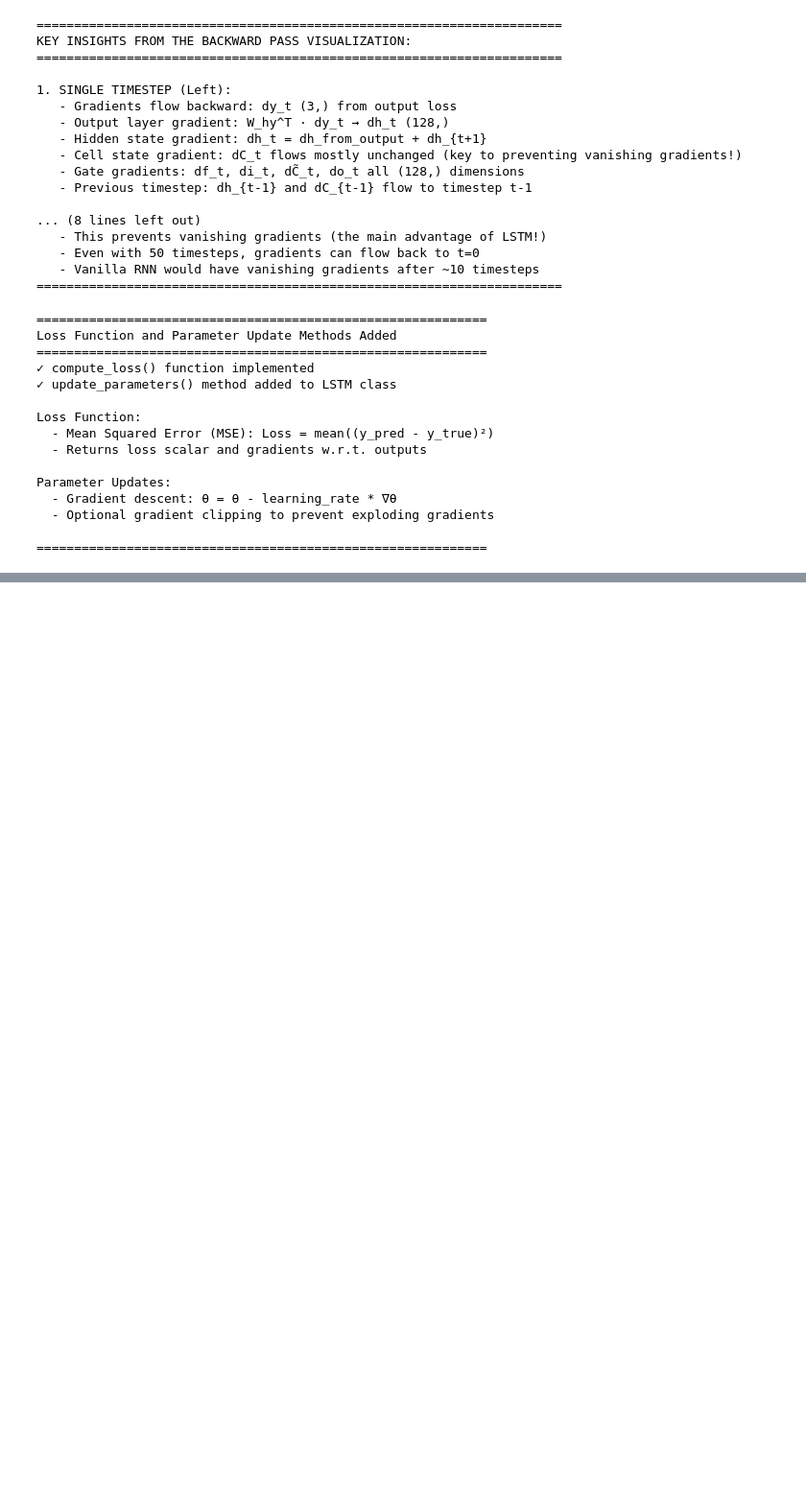
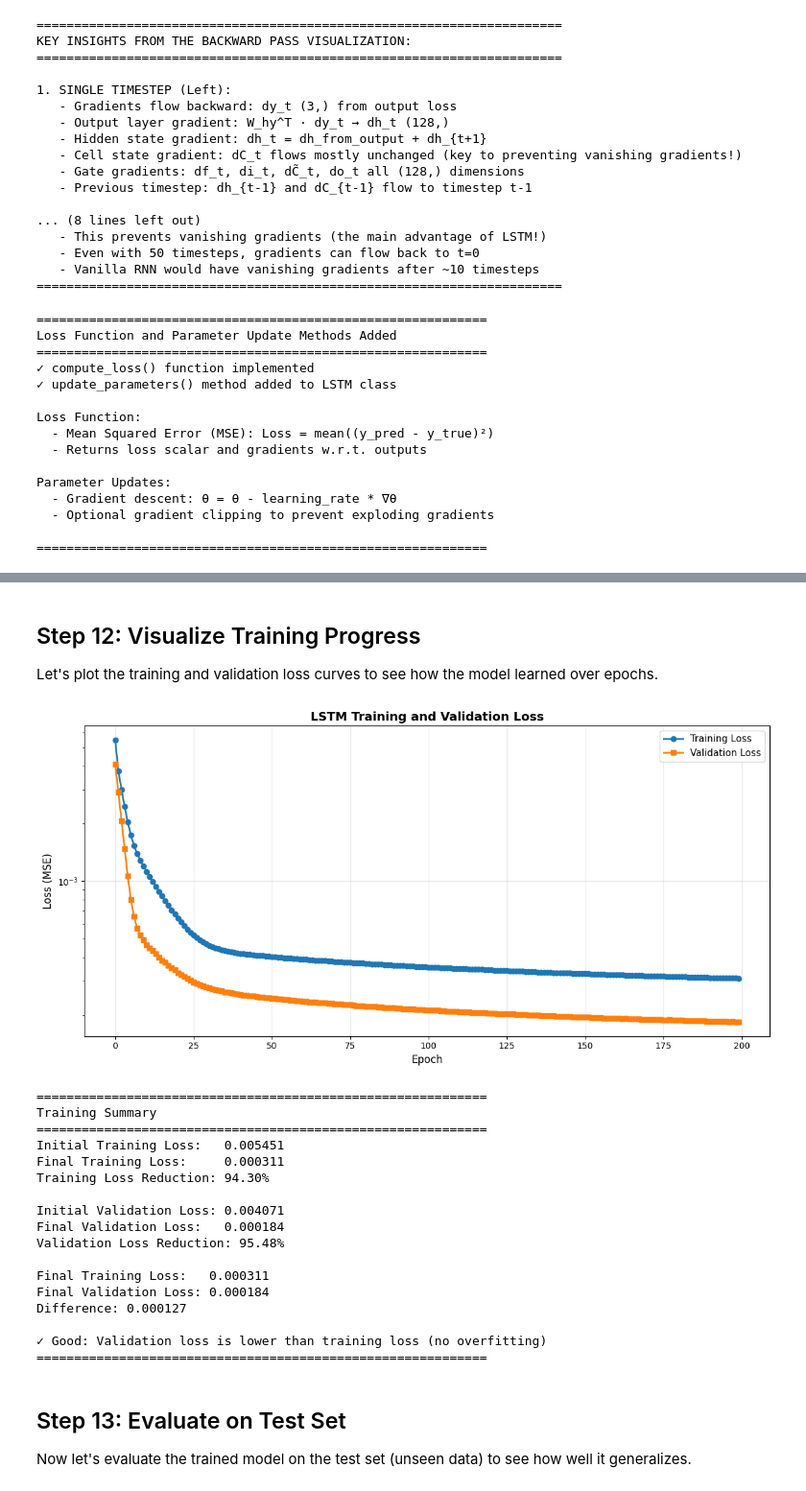
Before and after one commit to vishvajeetverma/vanilla_rnn, a Jupyter notebook: LSTM/lstm_from_scratch.ipynb, the cells around one changed output, grey strips where cells are left out. Shown at 96% size. Drawn from its saved outputs; the diff is of its cells as text; code cells hidden in the pictures; blank space fills up the shorter version.

```diff
--- a/LSTM/lstm_from_scratch.ipynb
+++ b/LSTM/lstm_from_scratch.ipynb
@@ -2169,0 +2496,70 @@ Now we need:
+# %% [markdown]
+## Step 12: Visualize Training Progress
+
+Let's plot the training and validation loss curves to see how the model learned over epochs.
+# %%
+# ============================================================================
+# VISUALIZE TRAINING PROGRESS
+# ============================================================================
+# Plot training and validation loss curves
+# ============================================================================
+
+plt.figure(figsize=(12, 6))
+
+# Plot training and validation loss
+plt.plot(history['train_loss'], label='Training Loss', linewidth=2, marker='o')
+plt.plot(history['val_loss'], label='Validation Loss', linewidth=2, marker='s')
+
+plt.xlabel('Epoch', fontsize=12)
+plt.ylabel('Loss (MSE)', fontsize=12)
+plt.title('LSTM Training and Validation Loss', fontsize=14, fontweight='bold')
+plt.legend(fontsize=11)
+plt.grid(True, alpha=0.3)
+plt.yscale('log')  # Use log scale for better visualization if loss varies widely
+
+plt.tight_layout()
+plt.show()
+
+# Print summary statistics
+print("="*60)
+print("Training Summary")
+print("="*60)
+print(f"Initial Training Loss:   {history['train_loss'][0]:.6f}")
+print(f"Final Training Loss:     {history['train_loss'][-1]:.6f}")
+print(f"Training Loss Reduction: {((history['train_loss'][0] - history['train_loss'][-1]) / history['train_loss'][0] * 100):.2f}%")
+print(f"\nInitial Validation Loss: {history['val_loss'][0]:.6f}")
+print(f"Final Validation Loss:   {history['val_loss'][-1]:.6f}")
+print(f"Validation Loss Reduction: {((history['val_loss'][0] - history['val_loss'][-1]) / history['val_loss'][0] * 100):.2f}%")
+print(f"\nFinal Training Loss:   {history['train_loss'][-1]:.6f}")
+print(f"Final Validation Loss: {history['val_loss'][-1]:.6f}")
+print(f"Difference: {abs(history['train_loss'][-1] - history['val_loss'][-1]):.6f}")
+
+if history['val_loss'][-1] < history['train_loss'][-1]:
+    print("\n✓ Good: Validation loss is lower than training loss (no overfitting)")
+else:
+    print(f"\n⚠ Note: Validation loss is higher than training loss by {history['val_loss'][-1] - history['train_loss'][-1]:.6f}")
+    print("  This might indicate slight overfitting, but the difference is small.")
+print("="*60)
+# %% [output]
+[figure, added]
+============================================================
+Training Summary
+============================================================
+Initial Training Loss:   0.005451
+Final Training Loss:     0.000311
+Training Loss Reduction: 94.30%
+
+Initial Validation Loss: 0.004071
+Final Validation Loss:   0.000184
+Validation Loss Reduction: 95.48%
+
+Final Training Loss:   0.000311
+Final Validation Loss: 0.000184
+Difference: 0.000127
+
+✓ Good: Validation loss is lower than training loss (no overfitting)
+============================================================
+# %% [markdown]
+## Step 13: Evaluate on Test Set
+
+Now let's evaluate the trained model on the test set (unseen data) to see how well it generalizes.
```
Also changed, not shown: parts of 9 cells of this notebook.
